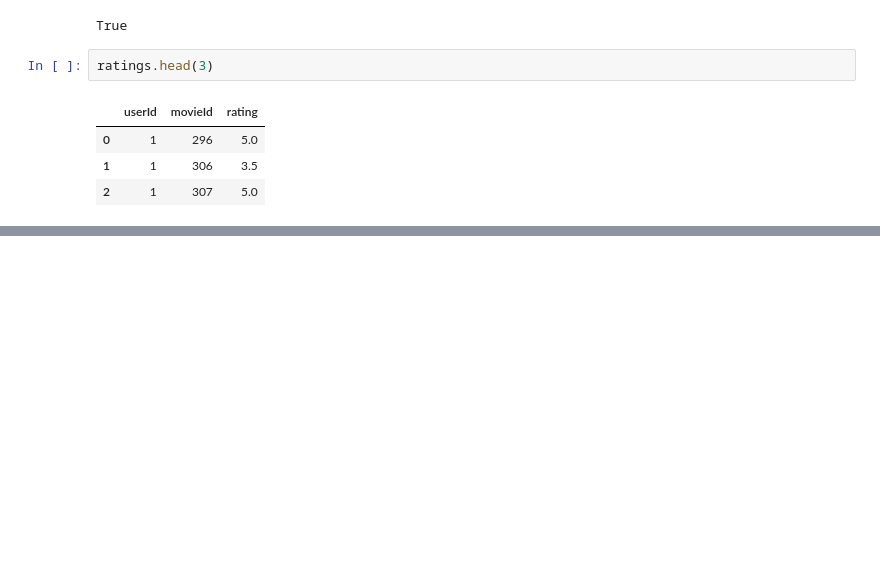
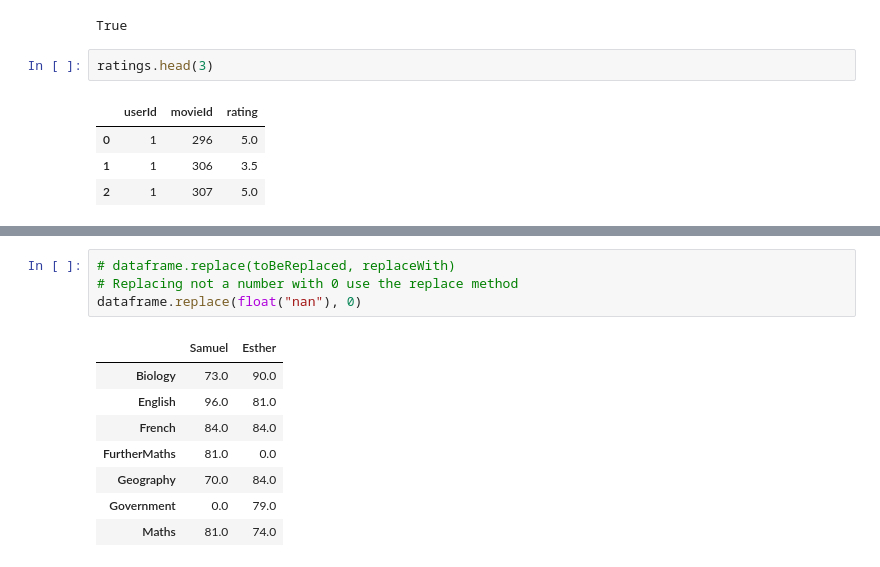
Before and after one commit to samuelatuma1/PythonForRx, a Jupyter notebook: scope_rules.ipynb, the cells around one changed output, grey strips where cells are left out. Saved outputs shown, nothing was run; the diff lists cells and outputs as text; blank space fills up the shorter version.

```diff
--- a/scope_rules.ipynb
+++ b/scope_rules.ipynb
@@ -1551,0 +1618,13 @@ Name: rating, dtype: float64
+# %%
+# dataframe.replace(toBeReplaced, replaceWith)
+# Replacing not a number with 0 use the replace method
+dataframe.replace(float("nan"), 0)
+# %% [output]
+|  | Samuel | Esther |
+| Biology | 73.0 | 90.0 |
+| English | 96.0 | 81.0 |
+| French | 84.0 | 84.0 |
+| FurtherMaths | 81.0 | 0.0 |
+| Geography | 70.0 | 84.0 |
+| Government | 0.0 | 79.0 |
+| Maths | 81.0 | 74.0 |
```
Also changed, not shown: parts of 10 cells of this notebook.
